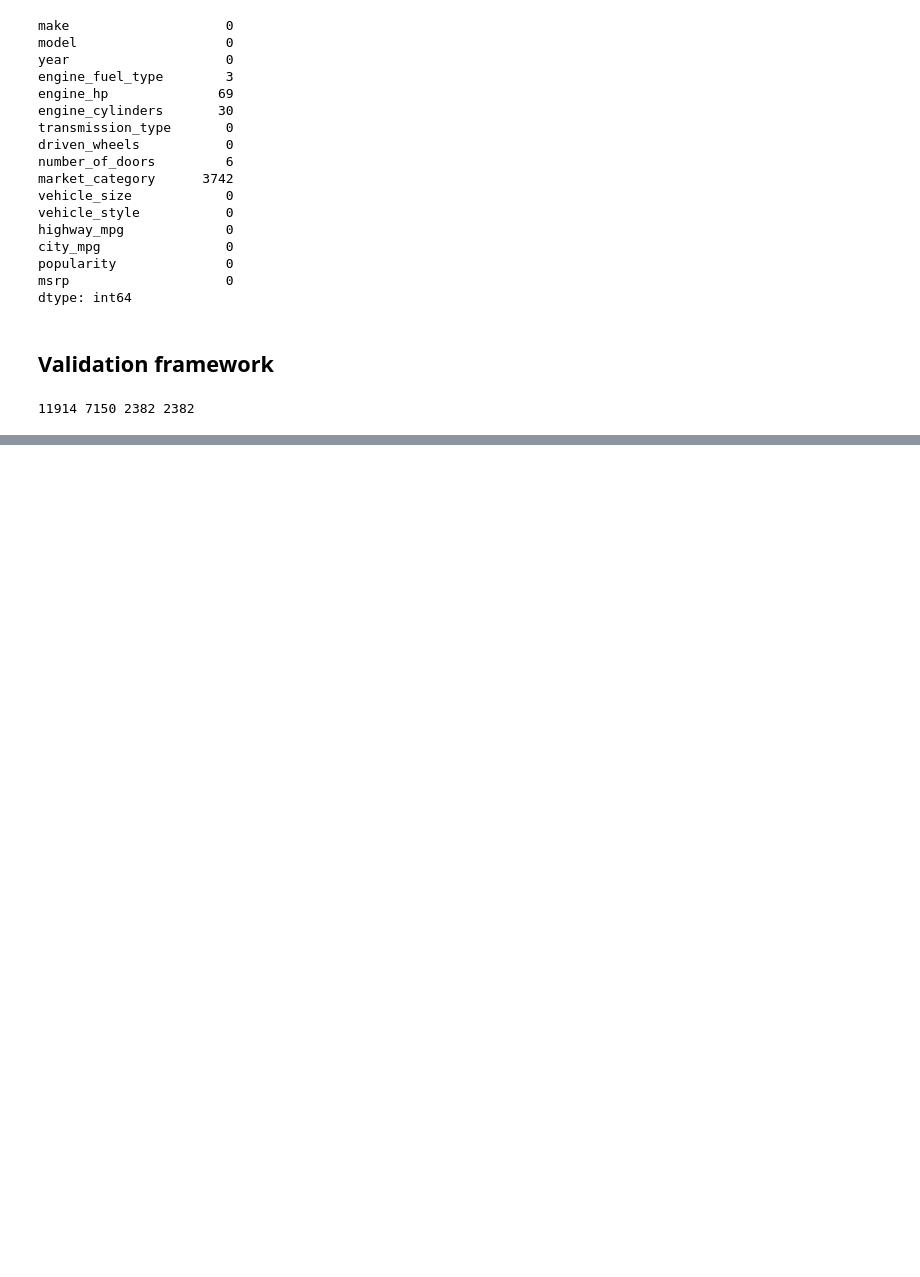
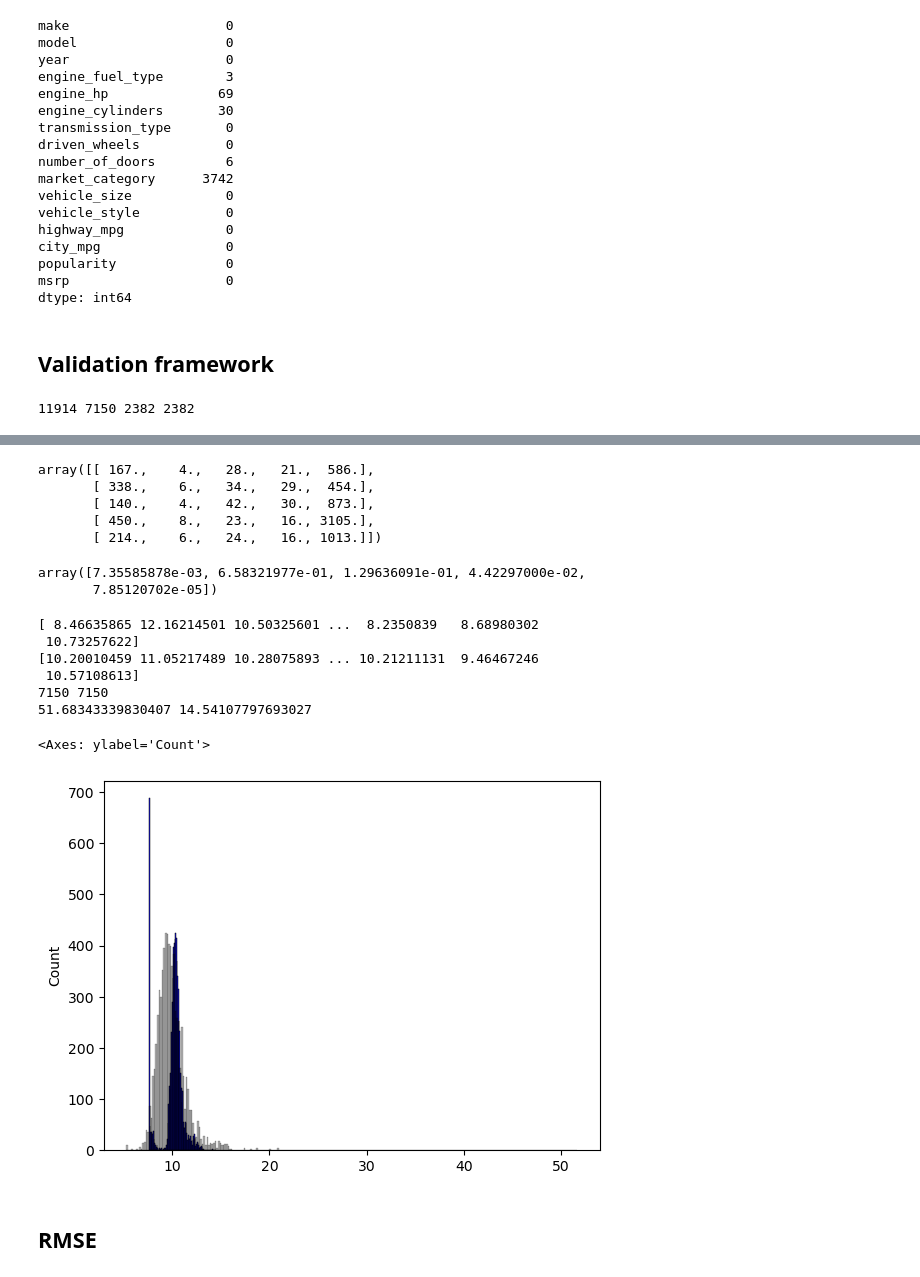
Before and after one commit to piotrswiecik/mlzoomcamp, a Jupyter notebook: various/cars_regression.ipynb, the cells around one changed output, grey strips where cells are left out. Saved outputs shown, nothing was run; the diff lists cells and outputs as text; code cells hidden in the pictures; blank space fills up the shorter version.

```diff
--- a/various/cars_regression.ipynb
+++ b/various/cars_regression.ipynb
@@ -283,0 +414,10 @@ array([ 7.60140233, 10.28725223,  7.96970358, 11.79660705, 10.36898103,
+# %%
+base_features = [
+    "engine_hp",
+    "engine_cylinders",
+    "highway_mpg",
+    "city_mpg",
+    "popularity"
+]
+
+df_train[base_features].head(2)
@@ -283,0 +461,37 @@ array([ 7.60140233, 10.28725223,  7.96970358, 11.79660705, 10.36898103,
+# %%
+
+X_train = df_train[base_features].fillna(0, inplace=False).values
+X_train[:5]
+# %% [output]
+array([[ 167.,    4.,   28.,   21.,  586.],
+       [ 338.,    6.,   34.,   29.,  454.],
+       [ 140.,    4.,   42.,   30.,  873.],
+       [ 450.,    8.,   23.,   16., 3105.],
+       [ 214.,    6.,   24.,   16., 1013.]])
+# %%
+w = train_reg(X_train, y_train)
+w
+# %% [output]
+array([7.35585878e-03, 6.58321977e-01, 1.29636091e-01, 4.42297000e-02,
+       7.85120702e-05])
+# %%
+y_hat_train = X_train.dot(w)
+print(y_hat_train)
+print(y_train)
+print(len(y_hat_train), len(y_train))
+print(y_hat_train.max(), y_train.max())
+# %% [output]
+[ 8.46635865 12.16214501 10.50325601 ...  8.2350839   8.68980302
+ 10.73257622]
+[10.20010459 11.05217489 10.28075893 ... 10.21211131  9.46467246
+ 10.57108613]
+7150 7150
+51.68343339830407 14.54107797693027
+# %%
+sns.histplot(y_train, color='blue', alpha=0.9)
+sns.histplot(y_hat_train, color='black', alpha=0.3)
+# %% [output]
+<Axes: ylabel='Count'>
+[figure, added]
+# %% [markdown]
+## RMSE
```
Also changed, not shown: parts of 21 cells of this notebook.
